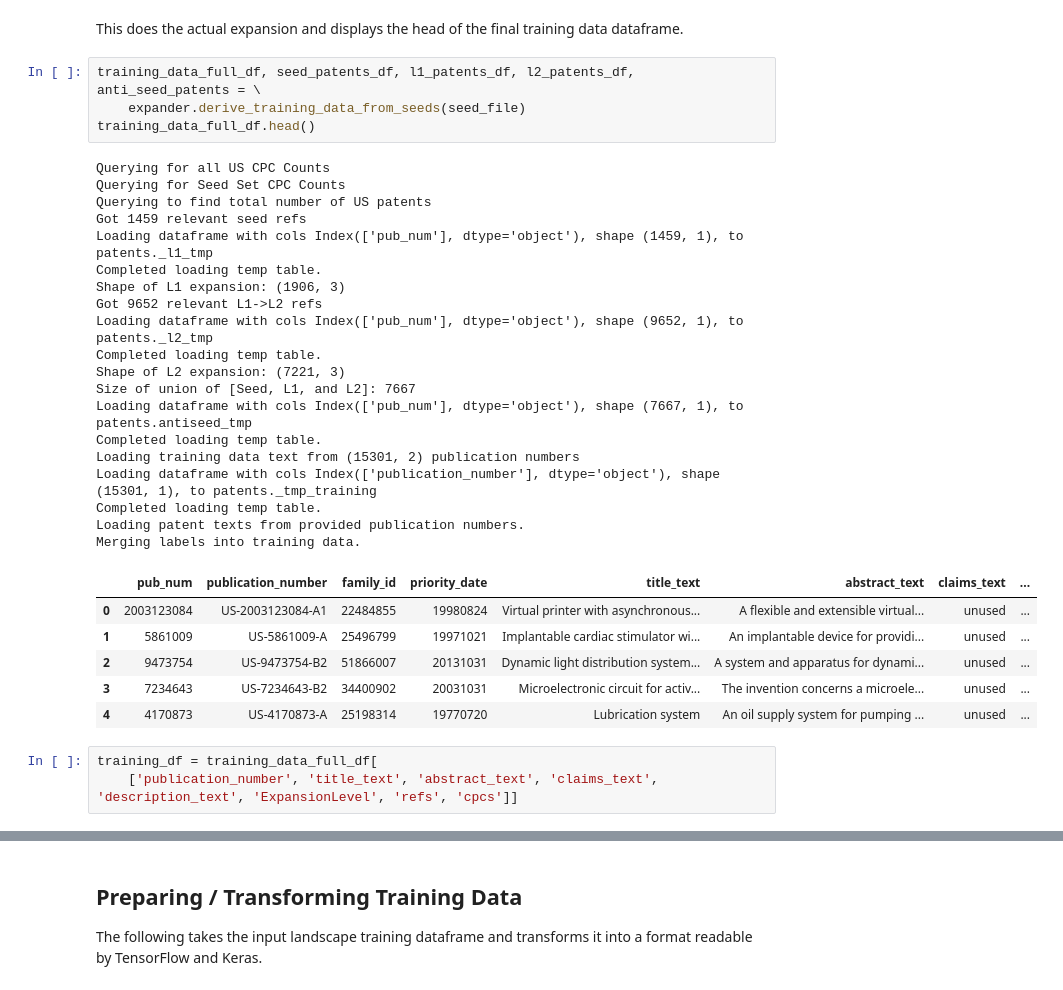
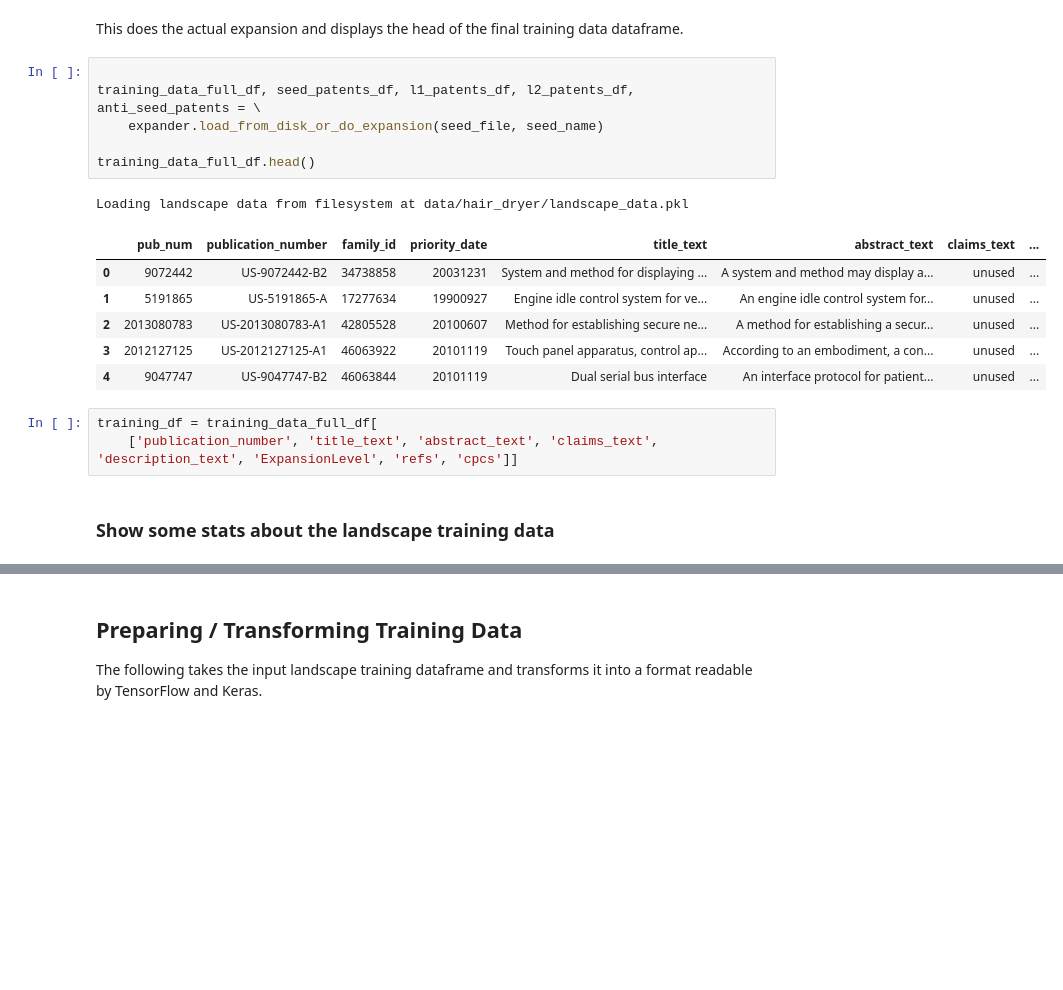
Before and after one commit to google/patents-public-data, a Jupyter notebook: LandscapeNotebook.ipynb, the cells around one changed output, grey strips where cells are left out. Saved outputs shown, nothing was run; the diff lists cells and outputs as text; blank space fills up the shorter version.

Commit message:
some convenience functions added for persisting intermediary data instead of forcing the code to regenerate everything from scratch

```diff
--- a/LandscapeNotebook.ipynb
+++ b/LandscapeNotebook.ipynb
@@ -71,38 +86,24 @@ expander = PatentLandscapeExpander(
 # %% [markdown]
 This does the actual expansion and displays the head of the final training data dataframe.
 # %%
+
 training_data_full_df, seed_patents_df, l1_patents_df, l2_patents_df, anti_seed_patents = \
-    expander.derive_training_data_from_seeds(seed_file)
+    expander.load_from_disk_or_do_expansion(seed_file, seed_name)
+
 training_data_full_df.head()
 # %% [output]
-Querying for all US CPC Counts
-Querying for Seed Set CPC Counts
-Querying to find total number of US patents
-Got 1459 relevant seed refs
-Loading dataframe with cols Index(['pub_num'], dtype='object'), shape (1459, 1), to patents._l1_tmp
-Completed loading temp table.
-Shape of L1 expansion: (1906, 3)
-Got 9652 relevant L1->L2 refs
-Loading dataframe with cols Index(['pub_num'], dtype='object'), shape (9652, 1), to patents._l2_tmp
-Completed loading temp table.
-Shape of L2 expansion: (7221, 3)
-Size of union of [Seed, L1, and L2]: 7667
-Loading dataframe with cols Index(['pub_num'], dtype='object'), shape (7667, 1), to patents.antiseed_tmp
-Completed loading temp table.
-Loading training data text from (15301, 2) publication numbers
-Loading dataframe with cols Index(['publication_number'], dtype='object'), shape (15301, 1), to patents._tmp_training
-Completed loading temp table.
-Loading patent texts from provided publication numbers.
-Merging labels into training data.
+Loading landscape data from filesystem at data/hair_dryer/landscape_data.pkl
 |  | pub_num | publication_number | family_id | priority_date | title_text | abstract_text | claims_text | ... |
-| 0 | 2003123084 | US-2003123084-A1 | 22484855 | 19980824 | Virtual printer with asynchronous... | A flexible and extensible virtual... | unused | ... |
-| 1 | 5861009 | US-5861009-A | 25496799 | 19971021 | Implantable cardiac stimulator wi... | An implantable device for providi... | unused | ... |
-| 2 | 9473754 | US-9473754-B2 | 51866007 | 20131031 | Dynamic light distribution system... | A system and apparatus for dynami... | unused | ... |
-| 3 | 7234643 | US-7234643-B2 | 34400902 | 20031031 | Microelectronic circuit for activ... | The invention concerns a microele... | unused | ... |
-| 4 | 4170873 | US-4170873-A | 25198314 | 19770720 | Lubrication system | An oil supply system for pumping ... | unused | ... |
+| 0 | 9072442 | US-9072442-B2 | 34738858 | 20031231 | System and method for displaying ... | A system and method may display a... | unused | ... |
+| 1 | 5191865 | US-5191865-A | 17277634 | 19900927 | Engine idle control system for ve... | An engine idle control system for... | unused | ... |
+| 2 | 2013080783 | US-2013080783-A1 | 42805528 | 20100607 | Method for establishing secure ne... | A method for establishing a secur... | unused | ... |
+| 3 | 2012127125 | US-2012127125-A1 | 46063922 | 20101119 | Touch panel apparatus, control ap... | According to an embodiment, a con... | unused | ... |
+| 4 | 9047747 | US-9047747-B2 | 46063844 | 20101119 | Dual serial bus interface | An interface protocol for patient... | unused | ... |
 # %%
 training_df = training_data_full_df[
     ['publication_number', 'title_text', 'abstract_text', 'claims_text', 'description_text', 'ExpansionLevel', 'refs', 'cpcs']]
+# %% [markdown]
+### Show some stats about the landscape training data
 # %%
 print('Seed/Positive examples:')
 print(training_df[training_df.ExpansionLevel == 'Seed'].count())
```
Also changed, not shown: parts of 15 cells of this notebook, 3 other files.
